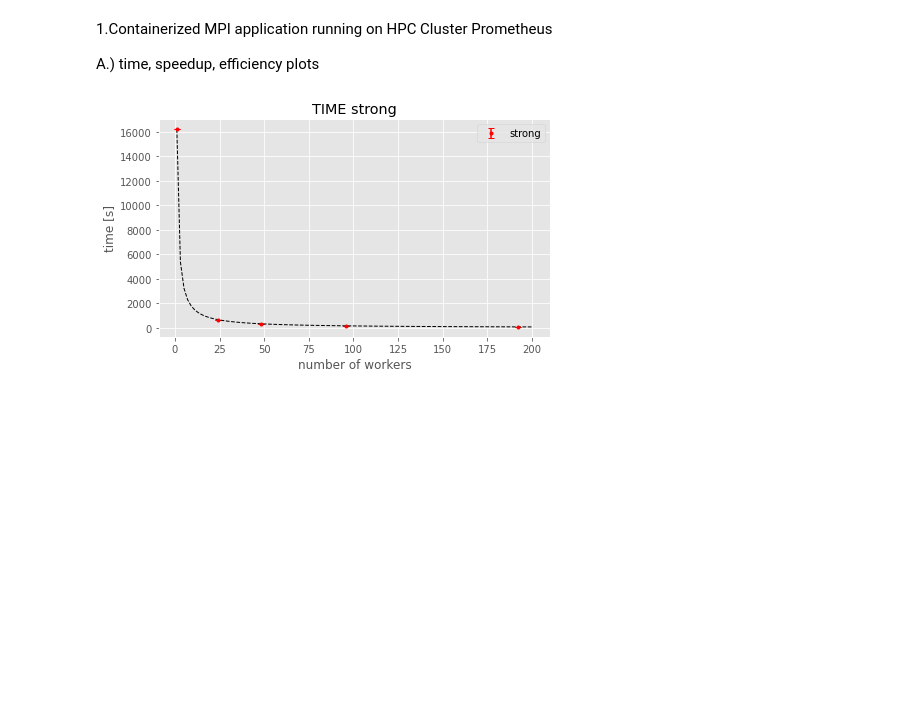
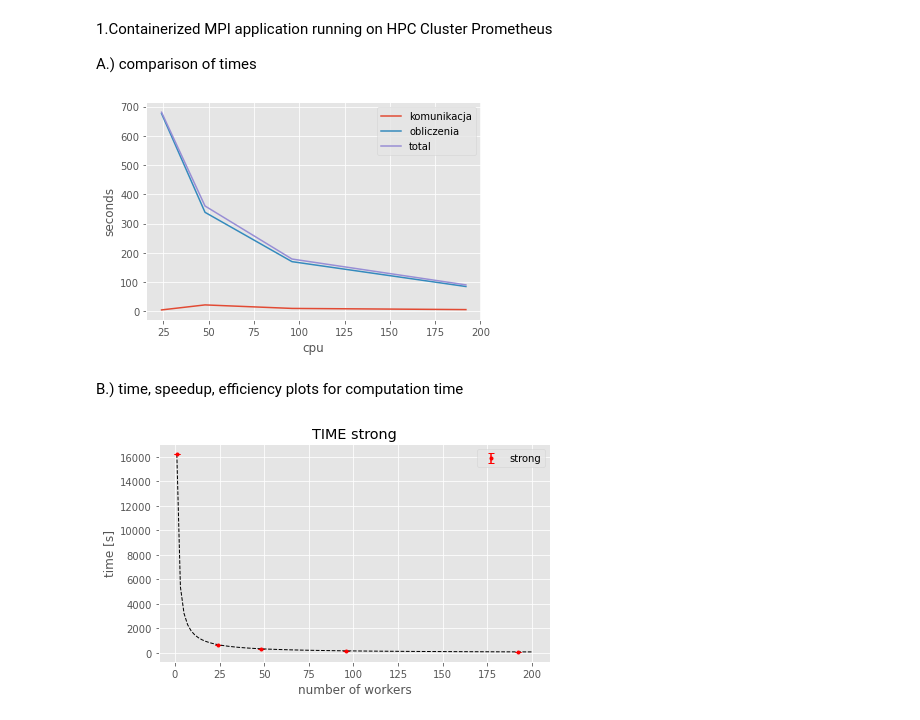
Before and after one commit to kamsza/running-mpi-inside-cluster-for-hpc, a Jupyter notebook: metrics.ipynb, the cells around one changed output. Drawn from its saved outputs; the diff is of its cells as text; code cells hidden in the pictures; blank space fills up the shorter version.

```diff
--- a/metrics.ipynb
+++ b/metrics.ipynb
@@ -7,10 +7,31 @@ matplotlib.style.use('ggplot')
 import regex
 import time
 from tqdm import tqdm
+# %% [markdown]
+1.Containerized MPI application running on HPC Cluster Prometheus
+
+A.) comparison of times
+# %%
+df = pd.DataFrame(data={
+      'komunikacja': [4.490134,21.635135,9.618401,5.579409],
+      'obliczenia': [676.141240,338.308683,169.590798,84.504299],
+      'total': [680.631374,359.943819,178.587089,90.113135]
+})
+
+df = df.set_index(pd.Series([24,48,96,192]))
+
+df
+
+plt.plot(df,label=["komunikacja","obliczenia","total"])
+plt.legend(loc='upper right');
+
+plt.xlabel("cpu")
+plt.ylabel("seconds")
+plt.show()
+# %% [output]
+[figure, added]
 # %% [markdown]
-1.Containerized MPI application running on HPC Cluster Prometheus
-
-A.) time, speedup, efficiency plots
+B.) time, speedup, efficiency plots for computation time
 # %%
 # Dla każdego rozmiaru klastra wykonano 3 pomiary i policzono średnią oraz odchylenie standardowe
 x =24*676 # We assume that time on 1 thread is 1/24 time on 24 threads. On Prometheus the computations for 1 tread took too long...
```
